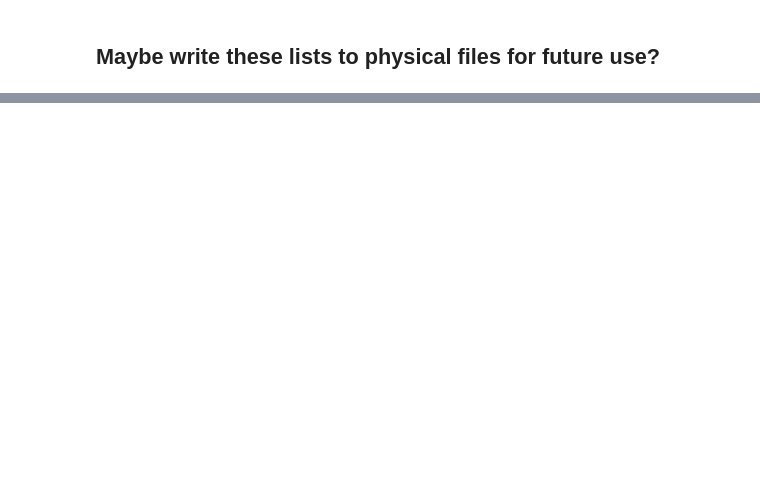
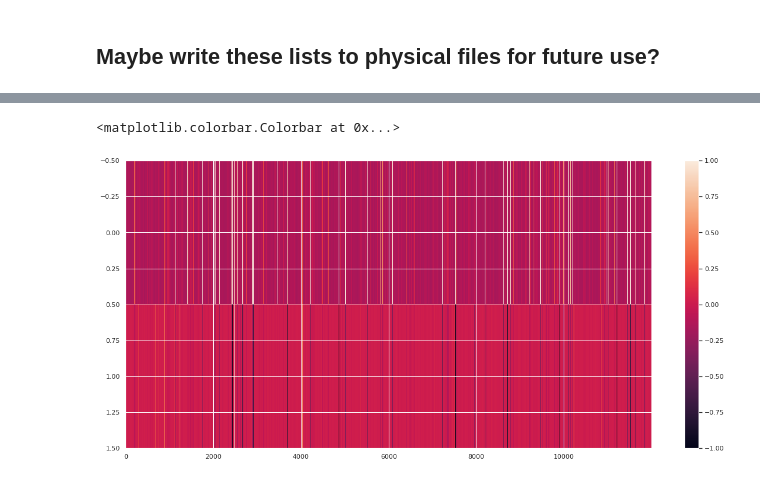
Before and after one commit to jdowzell/Thesis, a Jupyter notebook: 20210316 - I HAVE DATA WOOOOOO.ipynb, the cells around one changed output, grey strips where cells are left out. Drawn from its saved outputs; the diff is of its cells as text; code cells hidden in the pictures; blank space fills up the shorter version.

```diff
--- a/20210316 - I HAVE DATA WOOOOOO.ipynb
+++ b/20210316 - I HAVE DATA WOOOOOO.ipynb
@@ -356,0 +470,12 @@ dataset
+# %%
+from sklearn.svm import SVC
+from sklearn.decomposition import PCA       #
+from sklearn.pipeline import make_pipeline
+
+pca = PCA(svd_solver='randomized', n_components=2, whiten=True, random_state=42)
+svc = SVC(kernel='rbf', class_weight='balanced')
+model = make_pipeline(pca, svc)
+# %%
+from sklearn.model_selection import train_test_split
+Xtrain, Xtest, ytrain, ytest = train_test_split(fluxlist, isplanetarr,
+                                                random_state=42)
@@ -356,0 +496,8 @@ dataset
+# %%
+xtarr = pca.transform(Xtrain)
+# %%
+plt.imshow(xtarr.T,aspect='auto',vmin=-1, vmax=1, interpolation='nearest')
+plt.colorbar()
+# %% [output]
+<matplotlib.colorbar.Colorbar at 0x...>
+[figure, added]
```
Also changed, not shown: parts of 34 cells of this notebook, 11 other files.
